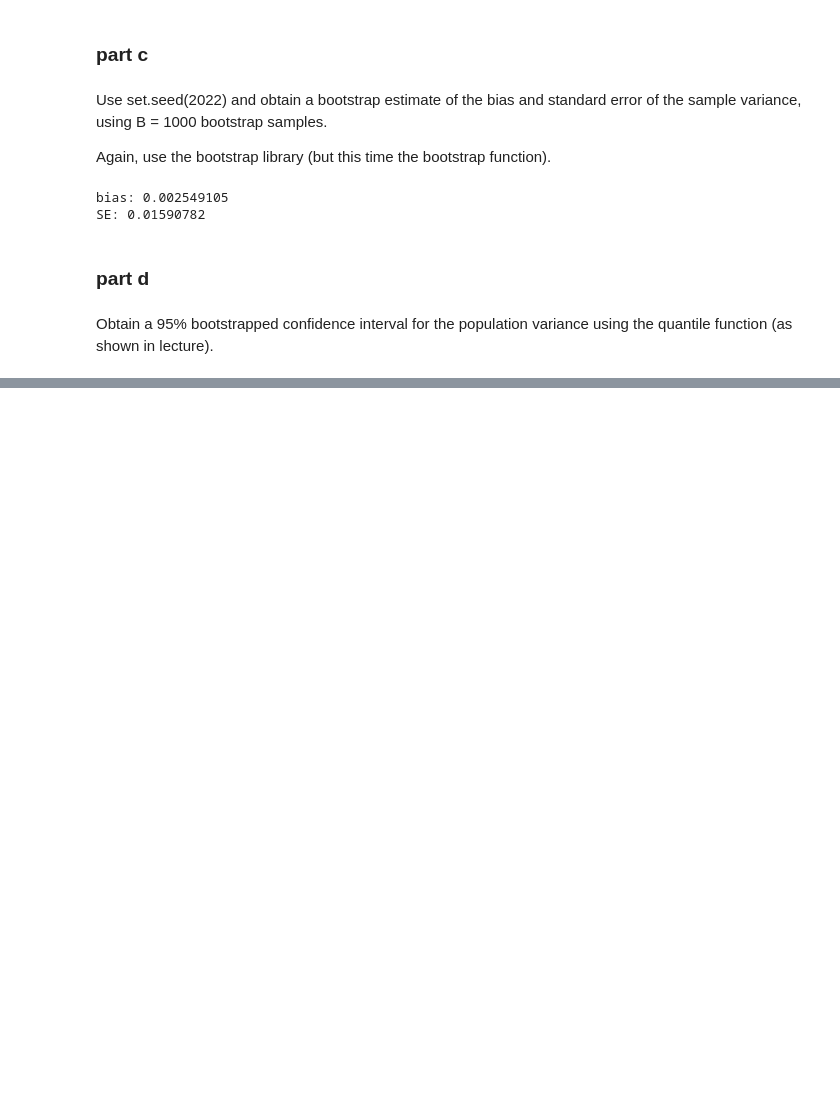
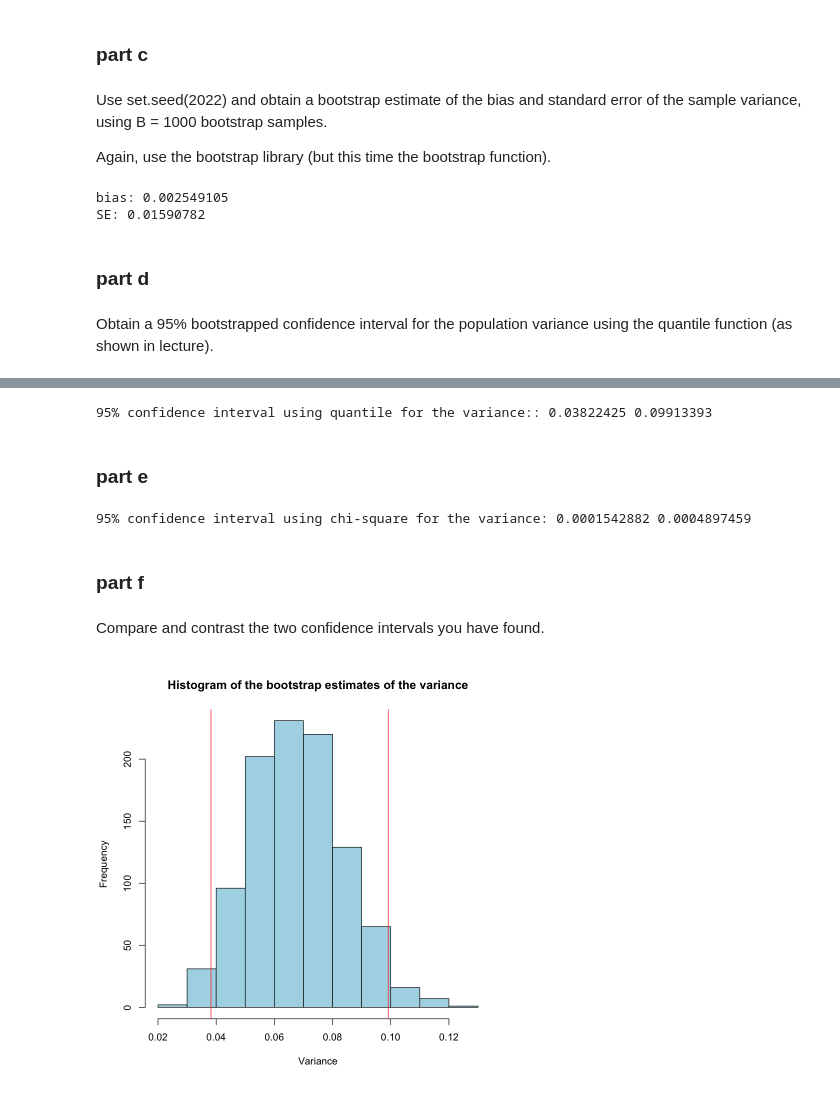
Before and after one commit to GawainGan/UBCO_MDS, a Jupyter notebook: Data-571/A1/A1_Q3_yiwei_gan.ipynb, the cells around one changed output, grey strips where cells are left out. Cells and saved outputs as stored; diff of their text form; code cells hidden in the pictures; blank space fills up the shorter version.

Commit message:
add part e & f

```diff
--- a/Data-571/A1/A1_Q3_yiwei_gan.ipynb
+++ b/Data-571/A1/A1_Q3_yiwei_gan.ipynb
@@ -88,0 +79,32 @@ quantile(varboot$thetastar, 0.975)
+# %%
+CI_left <- quantile(varboot$thetastar, 0.025)
+CI_right <- quantile(varboot$thetastar, 0.975)
+cat("95% confidence interval using quantile for the variance::", CI_left, CI_right)
+# %% [output]
+95% confidence interval using quantile for the variance:: 0.03822425 0.09913393
+# %% [markdown]
+### part e
+# %%
+# Obtain (an improper) 95% confidence interval using the formula in the question writeup.
+
+chi_squared_values_left <- qchisq(0.025, df = (25-1))
+chi_squared_values_right <- qchisq(0.975, df = (25-1))
+
+# http://ianmadd.github.io/pages/Confidence_Intervals_Part4.html#finding-chi2_left-text-and-chi2_right
+CI_chi_left <- (25-1)*var(varboot$thetastar)/chi_squared_values_right
+CI_chi_right <- (25-1)*var(varboot$thetastar)/chi_squared_values_left
+cat("95% confidence interval using chi-square for the variance:", CI_chi_left, CI_chi_right)
+# %% [output]
+95% confidence interval using chi-square for the variance: 0.0001542882 0.0004897459
+# %% [markdown]
+### part f
+# %% [markdown]
+Compare and contrast the two conﬁdence intervals you have found.
+# %%
+hist(varboot$thetastar, main = "Histogram of the bootstrap estimates of the variance", xlab = "Variance", ylab = "Frequency", col = "lightblue")
+abline(v = CI_left, col = "red")
+abline(v = CI_right, col = "red")
+abline(v = CI_chi_left, col = "green")
+abline(v = CI_chi_right, col = "green")
+# %% [output]
+[figure, added]
```
Also changed, not shown: parts of 2 cells of this notebook.
